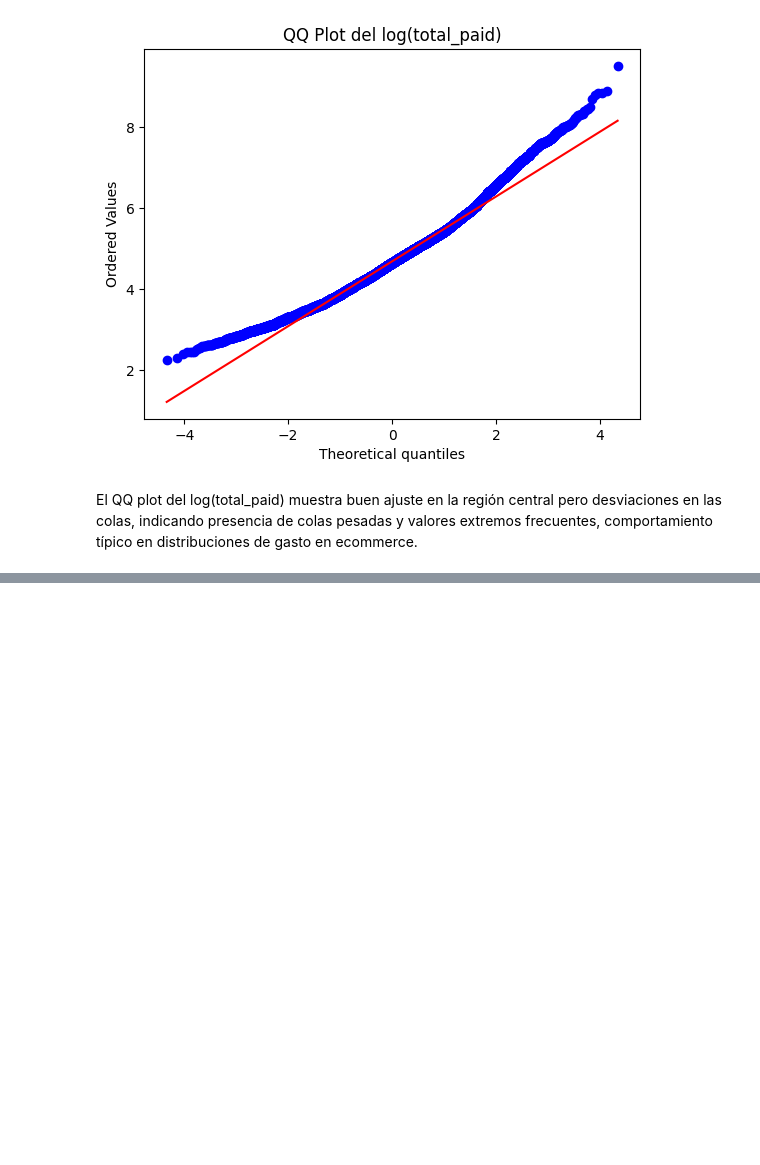
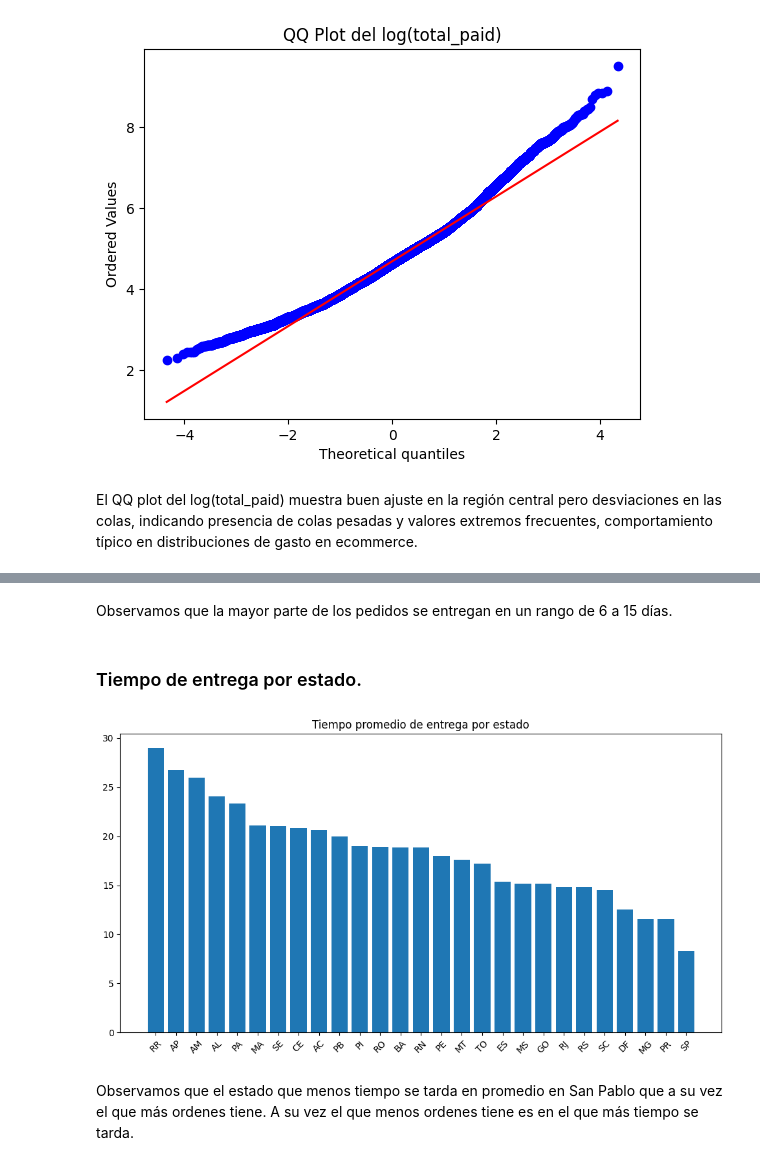
Before and after one commit to SoutoSebastian/ecommerce-analytics-sql-ml, a Jupyter notebook: notebooks/01_eda.ipynb, the cells around one changed output, grey strips where cells are left out. Saved outputs shown, nothing was run; the diff lists cells and outputs as text; code cells hidden in the pictures; blank space fills up the shorter version.

```diff
--- a/notebooks/01_eda.ipynb
+++ b/notebooks/01_eda.ipynb
@@ -356,0 +437,43 @@ El QQ plot del log(total_paid) muestra buen ajuste en la región central pero de
+# %% [markdown]
+Observamos que la mayor parte de los pedidos se entregan en un rango de 6 a 15 días.
+# %% [markdown]
+### Tiempo de entrega por estado.
+# %%
+query = """
+SELECT
+    customer_state,
+    date,
+    order_delivered_customer_date
+FROM fact_orders
+WHERE order_delivered_customer_date IS NOT NULL
+"""
+
+df_state = pd.read_sql_query(query, conn)
+
+df_state["date"] = pd.to_datetime(df_state["date"])
+df_state["order_delivered_customer_date"] = pd.to_datetime(
+    df_state["order_delivered_customer_date"]
+)
+
+df_state["delivery_days"] = (
+    df_state["order_delivered_customer_date"] -
+    df_state["date"]
+).dt.days
+
+avg_delivery = (
+    df_state.groupby("customer_state")["delivery_days"]
+    .mean()
+    .sort_values(ascending=False)
+)
+
+plt.figure(figsize=(12,6))
+plt.bar(avg_delivery.index, avg_delivery.values)
+
+plt.title("Tiempo promedio de entrega por estado")
+plt.xticks(rotation=45)
+
+plt.show()
+# %% [output]
+[figure, added]
+# %% [markdown]
+Observamos que el estado que menos tiempo se tarda en promedio en San Pablo que a su vez el que más ordenes tiene. A su vez el que menos ordenes tiene es en el que más tiempo se tarda.
```
Also changed, not shown: parts of 12 cells of this notebook.
